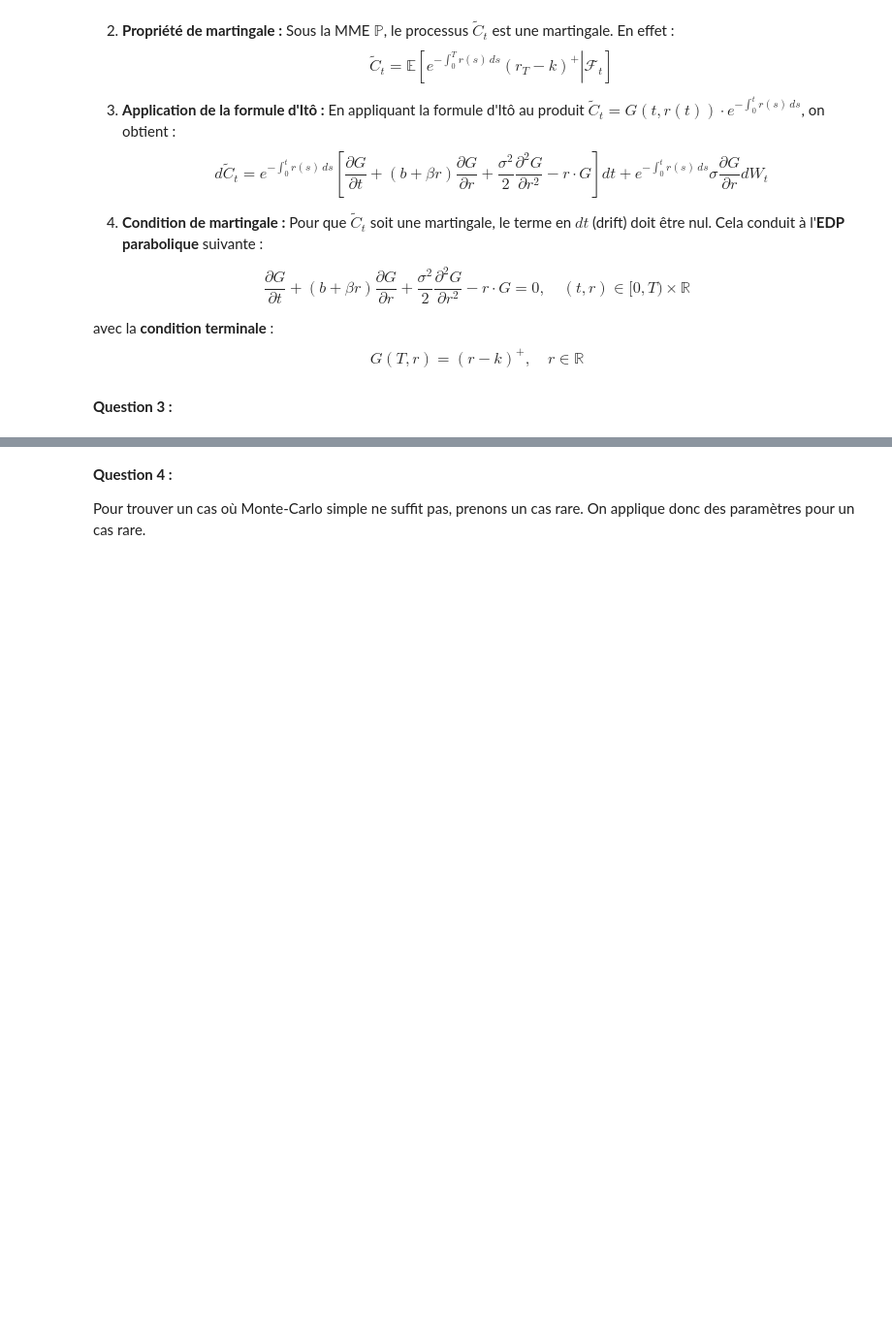
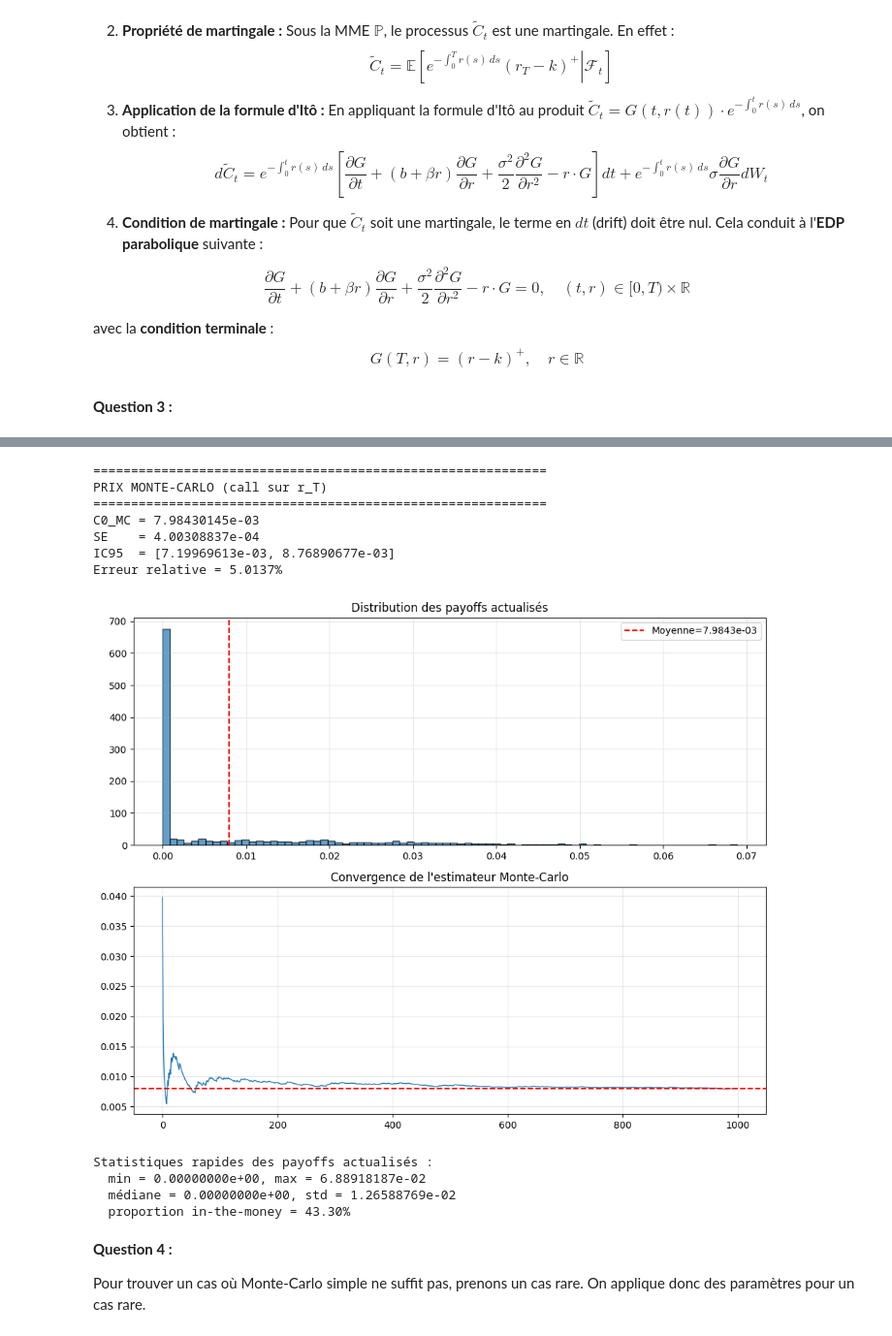
Before and after one commit to thomas7428/BE-Finance, a Jupyter notebook: BE_Notebook.ipynb, the cells around one changed output, grey strips where cells are left out. Shown: that part at 97% size. Saved outputs shown, nothing was run; the diff lists cells and outputs as text; code cells hidden in the pictures; blank space fills up the shorter version.

```diff
--- a/BE_Notebook.ipynb
+++ b/BE_Notebook.ipynb
@@ -475,3 +427,83 @@ Valeurs finales r_T pour les 20 trajectoires affichées :
+# %%
+import numpy as np
+import matplotlib.pyplot as plt
+from scipy import stats
+
+# Paramètres (on reprend les fonctions A, B et simulate_paths_euler déjà définies plus haut)
+# b, sigma, beta, r0, T, dt, n_paths doivent déjà exister dans le notebook (sinon redéfinir ici)
+# ...existing code...
+
+# --- Paramètres du contrat (modifier si besoin) ---
+k = 0.04   # strike de l'option (exemple)
+# On utilise t, r_paths calculés par simulate_paths_euler
+np.random.seed(42)
+
+# Simuler (vecteur de trajectoires)
+t, r_paths, W_T_sim = simulate_paths_euler(b, sigma, r0, T, dt, n_paths)  # utilise la fonction existante
+# t shape (N+1,), r_paths shape (n_paths, N+1)
+
+# Intégrale du taux sur [0,T] pour chaque trajectoire (trapezoïde pour précision)
+integral_r = np.trapezoid(r_paths, t, axis=1)        # shape (n_paths,)
+r_T = r_paths[:, -1]                             # taux à maturité pour chaque trajectoire
+
+# Payoff actualisé
+payoffs = np.maximum(r_T - k, 0.0)
+discounted_payoffs = np.exp(-integral_r) * payoffs
+
+# Estimation Monte-Carlo
+C0_MC = discounted_payoffs.mean()
+std_error = discounted_payoffs.std(ddof=1) / np.sqrt(len(discounted_payoffs))
+conf_interval = 1.96 * std_error
+
+print("="*60)
+print("PRIX MONTE-CARLO (call sur r_T)")
+print("="*60)
+print(f"C0_MC = {C0_MC:.8e}")
+print(f"SE    = {std_error:.8e}")
+print(f"IC95  = [{C0_MC - conf_interval:.8e}, {C0_MC + conf_interval:.8e}]")
+if C0_MC > 0:
+    print(f"Erreur relative = {100 * std_error / C0_MC:.4f}%")
+else:
+    print("Erreur relative = N/A (estimateur nul)")
+
+# --- Diagnostics et graphiques ---
+fig, ax = plt.subplots(2,1, figsize=(10,8))
+
+# 1) Histogramme des payoffs actualisés
+ax[0].hist(discounted_payoffs, bins=80, density=True, alpha=0.7, edgecolor='k')
+ax[0].axvline(C0_MC, color='r', linestyle='--', label=f'Moyenne={C0_MC:.4e}')
+ax[0].set_title('Distribution des payoffs actualisés')
+ax[0].legend()
+ax[0].grid(alpha=0.3)
+
+# 2) Convergence cumulée
+cumulative_mean = np.cumsum(discounted_payoffs) / np.arange(1, len(discounted_payoffs) + 1)
+ax[1].plot(cumulative_mean, lw=1)
+ax[1].axhline(C0_MC, color='r', ls='--')
+ax[1].set_title("Convergence de l'estimateur Monte‑Carlo")
+ax[1].grid(alpha=0.3)
+
+plt.tight_layout()
+plt.show()
+
+# Affichage rapide des statistiques
+print("\nStatistiques rapides des payoffs actualisés :")
+print(f"  min = {discounted_payoffs.min():.8e}, max = {discounted_payoffs.max():.8e}")
+print(f"  médiane = {np.median(discounted_payoffs):.8e}, std = {discounted_payoffs.std(ddof=1):.8e}")
+print(f"  proportion in-the-money = {100 * (payoffs > 0).mean():.2f}%")
+# %% [output]
+============================================================
+PRIX MONTE-CARLO (call sur r_T)
+============================================================
+C0_MC = 7.98430145e-03
+SE    = 4.00308837e-04
+IC95  = [7.19969613e-03, 8.76890677e-03]
+Erreur relative = 5.0137%
+[figure, added]
+Statistiques rapides des payoffs actualisés :
+  min = 0.00000000e+00, max = 6.88918187e-02
+  médiane = 0.00000000e+00, std = 1.26588769e-02
+  proportion in-the-money = 43.30%
 # %% [markdown]
 **Question 4 :**
 
```
Also changed, not shown: parts of 13 cells of this notebook.
